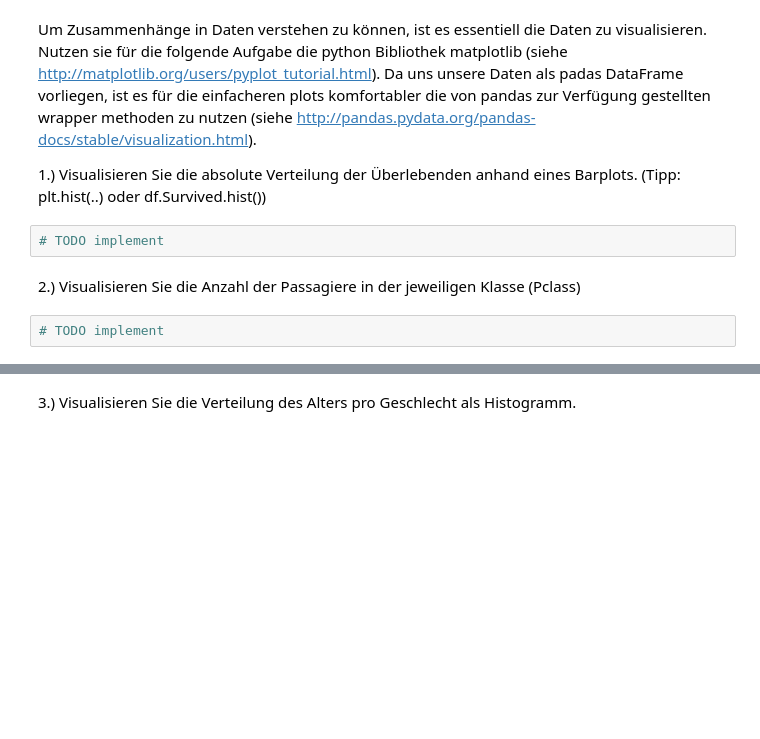
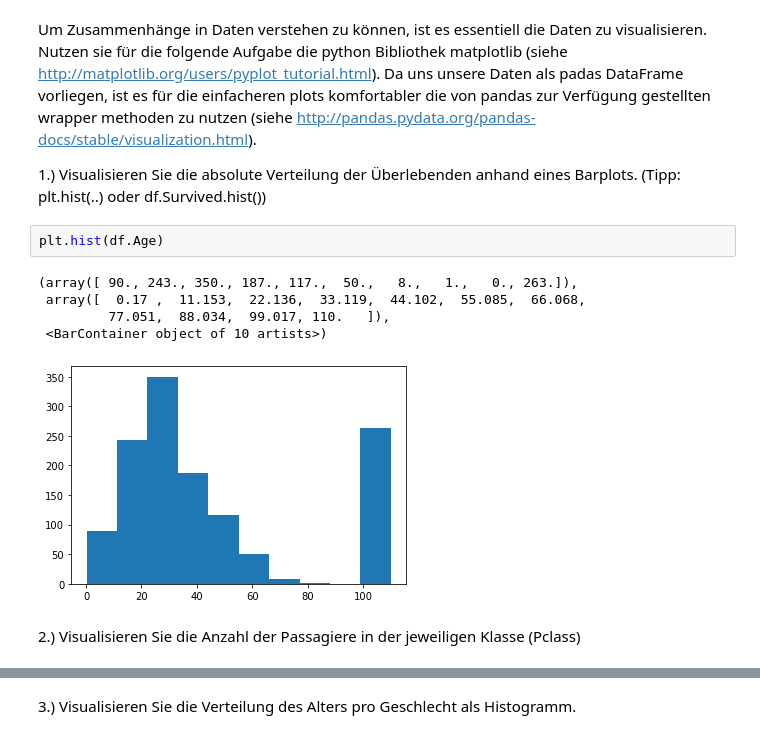
Before and after one commit to OgLocGreen/hska_ml_lab_master_exercises, a Jupyter notebook: Exercise 2 - Exploratory data analysis, Simple Classifier/Exercise 2.1 - Exploratory data analysis.ipynb, the cells around one changed output, grey strips where cells are left out. Saved outputs shown, nothing was run; the diff lists cells and outputs as text; blank space fills up the shorter version.

```diff
--- a/Exercise 2 - Exploratory data analysis, Simple Classifier/Exercise 2.1 - Exploratory data analysis.ipynb
+++ b/Exercise 2 - Exploratory data analysis, Simple Classifier/Exercise 2.1 - Exploratory data analysis.ipynb
@@ -452,9 +459,13 @@ Um Zusammenhänge in Daten verstehen zu können, ist es essentiell die Daten zu
 
 
 1.) Visualisieren Sie die absolute Verteilung der Überlebenden anhand eines Barplots. (Tipp: plt.hist(..) oder df.Survived.hist())
-# %%
-# TODO implement
+# %%
+plt.hist(df.Age)
+# %% [output]
+(array([ 90., 243., 350., 187., 117.,  50.,   8.,   1.,   0., 263.]),
+ array([  0.17 ,  11.153,  22.136,  33.119,  44.102,  55.085,  66.068,
+         77.051,  88.034,  99.017, 110.   ]),
+ <BarContainer object of 10 artists>)
+[figure, added]
 # %% [markdown]
 2.) Visualisieren Sie die Anzahl der Passagiere in der jeweiligen Klasse (Pclass)
-# %%
-# TODO implement
```
Also changed, not shown: parts of 27 cells of this notebook, 1 other file.
